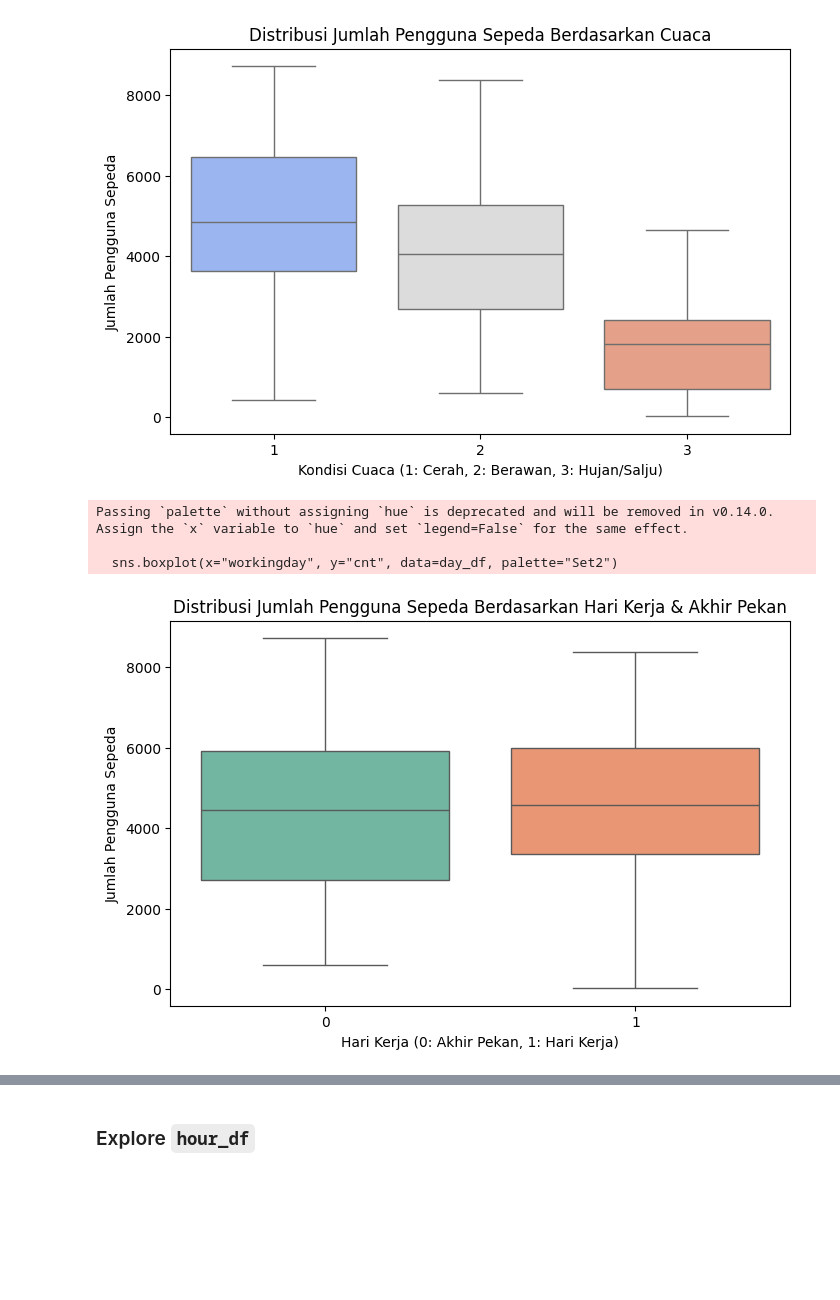
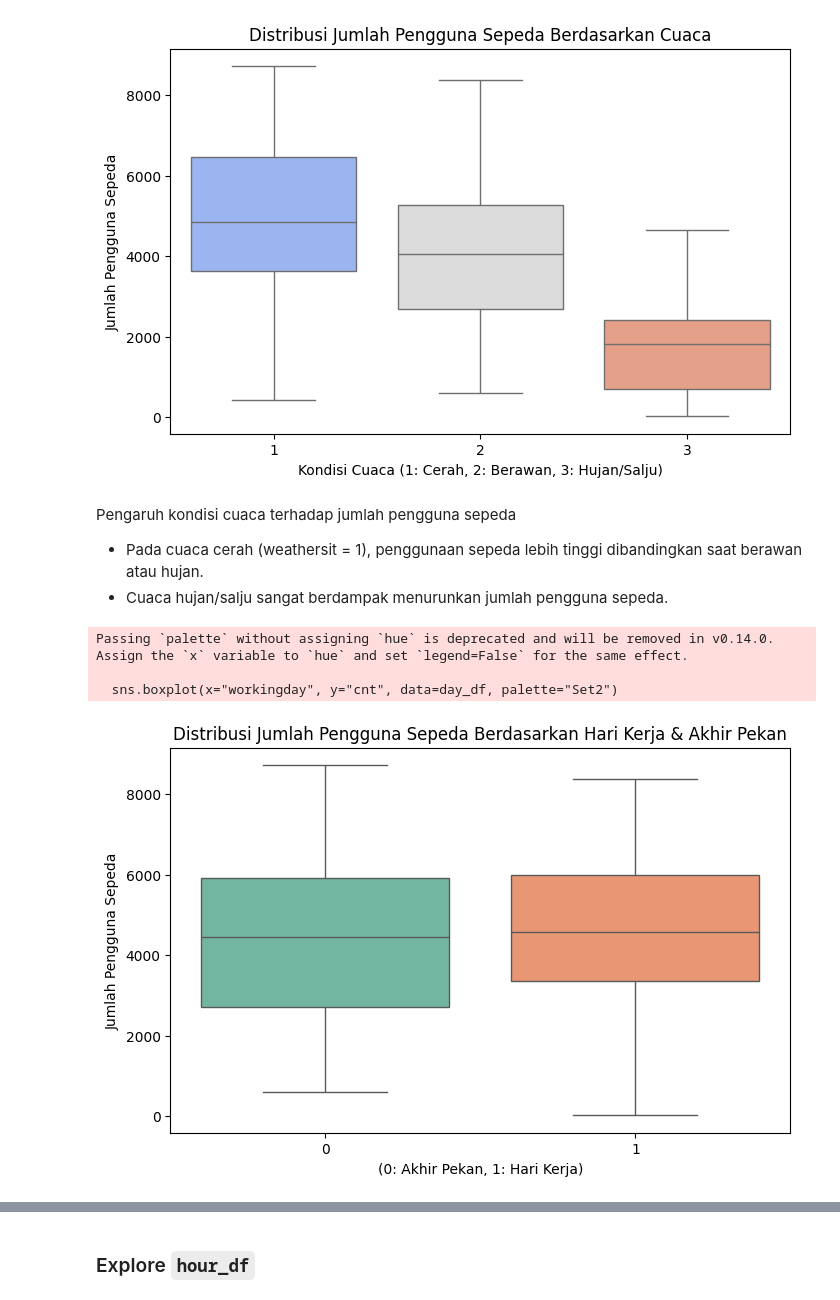
Before and after one commit to suryaagus9/Proyek-Analisis-Data, a Jupyter notebook: notebook.ipynb, the cells around one changed output, grey strips where cells are left out. Drawn from its saved outputs; the diff is of its cells as text; code cells hidden in the pictures; blank space fills up the shorter version.

```diff
--- a/Proyek_Analisis_Data.ipynb
+++ b/notebook.ipynb
@@ -299,17 +329,22 @@ Passing `palette` without assigning `hue` is deprecated and will be removed in v
 
   sns.boxplot(x="weathersit", y="cnt", data=day_df, palette="coolwarm")
 [figure]
+# %% [markdown]
+Pengaruh kondisi cuaca terhadap jumlah pengguna sepeda
+
+- Pada cuaca cerah (weathersit = 1), penggunaan sepeda lebih tinggi dibandingkan saat berawan atau hujan.
+- Cuaca hujan/salju sangat berdampak menurunkan jumlah pengguna sepeda.
 # %%
 # Menampilkan penggunaan sepeda berdasarkan hari kerja vs akhir pekan
 plt.figure(figsize=(8, 5))
 sns.boxplot(x="workingday", y="cnt", data=day_df, palette="Set2")
 plt.title("Distribusi Jumlah Pengguna Sepeda Berdasarkan Hari Kerja & Akhir Pekan")
-plt.xlabel("Hari Kerja (0: Akhir Pekan, 1: Hari Kerja)")
+plt.xlabel("(0: Akhir Pekan, 1: Hari Kerja)")
 plt.ylabel("Jumlah Pengguna Sepeda")
 plt.show()
 # %% [output]
 Passing `palette` without assigning `hue` is deprecated and will be removed in v0.14.0. Assign the `x` variable to `hue` and set `legend=False` for the same effect.
 
   sns.boxplot(x="workingday", y="cnt", data=day_df, palette="Set2")
-[figure, old version]
+[figure, new version]
 # %% [markdown]
```
Also changed, not shown: parts of 15 cells of this notebook.
